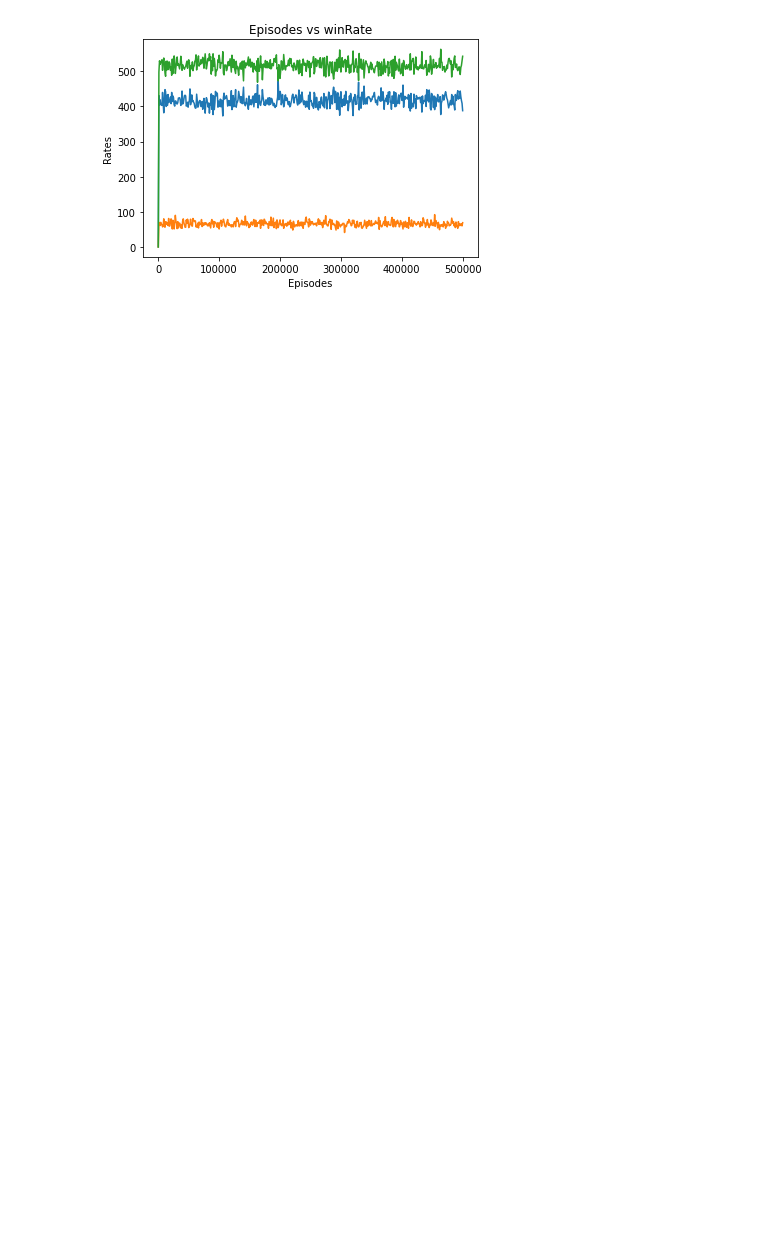
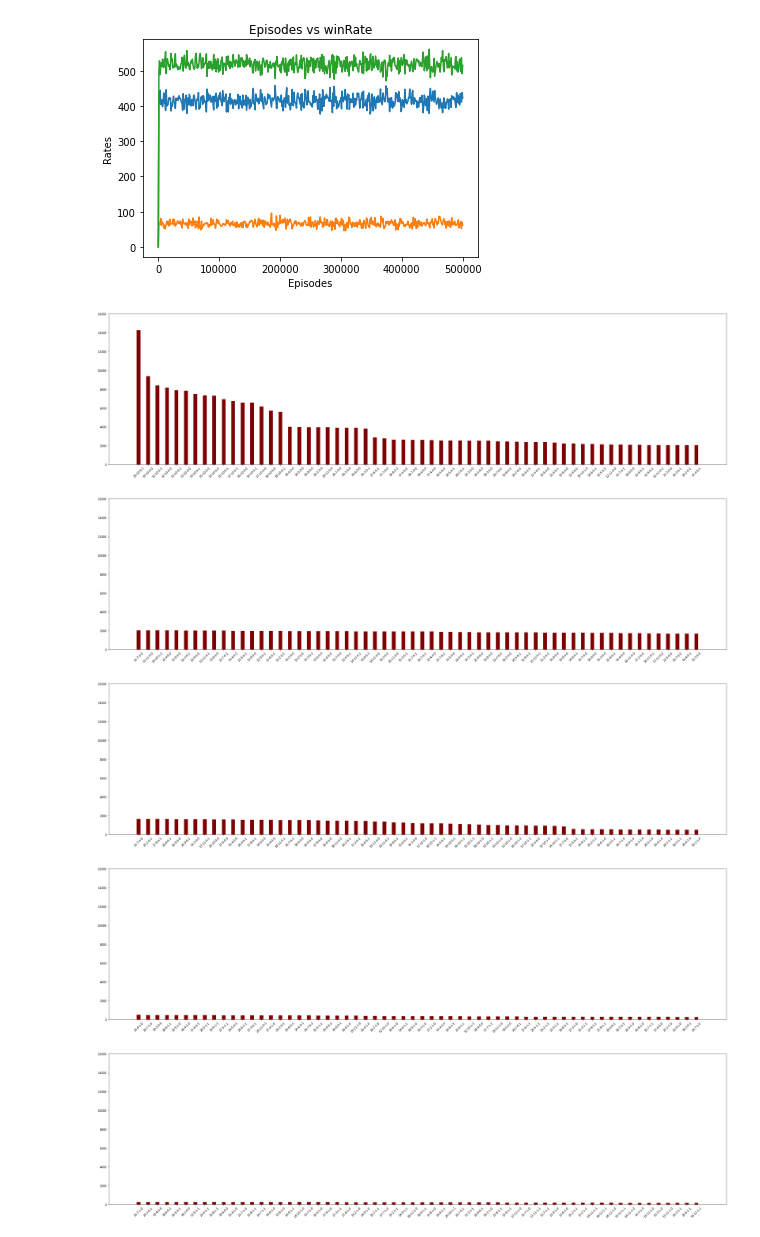
Before and after one commit to Voben/ARI2204-Reinforcement_Learning, a Jupyter notebook: main.ipynb, the cells around one changed output. Saved outputs shown, nothing was run; the diff lists cells and outputs as text; code cells hidden in the pictures; blank space fills up the shorter version.

Commit message:
added markdown, and created output graphs

```diff
--- a/main.ipynb
+++ b/main.ipynb
@@ -302,9 +369,14 @@ def epsilonGreedy(state, epsilonVal, stateAcVal): #state will be and array [Play
-# %%
-sarse = SARSA()
-
-numOfEps = 500000
-
-sarse.training(numOfEps)
+# %%
+sarseE1 = SARSA()
+sarseE2 = SARSA()
+sarseE3 = SARSA()
+sarseE4 = SARSA()
+numOfEps = 500000
+
+sarseE1.training(numOfEps, E1)
+sarseE2.training(numOfEps, E2)
+sarseE3.training(numOfEps, E3)
+sarseE4.training(numOfEps, E4)
 # %%
 def plotOutcomes(numOfEps, alg):
     episodes = []
@@ -341,30 +413,36 @@ def plotQACounts(sarse):
     df = pd.DataFrame(data)
     df_sorted= df.sort_values('vals', ascending=False)
 
-    fig = plt.figure(figsize=(40, 10))
+    for x in range(0, 360, 60):
+        fig = plt.figure(figsize=(40, 10))
+        ax = fig.add_subplot(1, 1, 1)
+        ax.set_ylim(0, 16000)
+        ax.set_xticklabels(df_sorted[x:x+60]["keys"],rotation=45)
+        ax.bar("keys", "vals", data=df_sorted[x:x+60], color ='maroon', width = 0.4, align='center')
+
+def plotHist(alg1, alg2, alg3, alg4):
+    algs = [alg1[0], alg2[0], alg3[0], alg4[0]]
+    counts = []
+    for a in algs:
+        vals = list(a.stateActionVal.counts.values())
+        count = 0
+        for x in vals:
+            if x != 0:
+                count += 1
+        counts.append(count)
+
+    data = {"keys":[alg1[1], alg2[1], alg3[1], alg4[1]], "vals":counts}
+
+    fig = plt.figure(figsize=(10, 10))
     ax = fig.add_subplot(1, 1, 1)
-    ax.bar("keys", "vals", data=df_sorted, color ='maroon', width = 0.4, align='center')
+    ax.bar("keys", "vals", data=data, color ='maroon', width = 0.7, align='center')
-# %%
-episodes = []
-for x in range(int(numOfEps/1000) + 1):
-    episodes.append(x*1000)
-
-wins = [0]
-draws = [0]
-losses = [0]
-for x in sarse.counts[0]:
-    wins.append(x)
-for x in sarse.counts[1]:
-    draws.append(x)
-for x in sarse.counts[2]:
-    losses.append(x)
-
-plt.plot(episodes, wins) # wins
-plt.plot(episodes, draws) # draws
-plt.plot(episodes, losses) # losses
-plt.title('Episodes vs winRate')
-plt.xlabel('Episodes')
-plt.ylabel('Rates')
-plt.show()
-# %% [output]
-[figure, removed]
+# %%
+plotOutcomes(numOfEps, sarseE1)
+plotQACounts(sarseE1)
+# %% [output]
+[figure, added]
+[figure, added]
+[figure, added]
+[figure, added]
+[figure, added]
+[figure, added]
```
Also changed, not shown: parts of 24 cells of this notebook.
